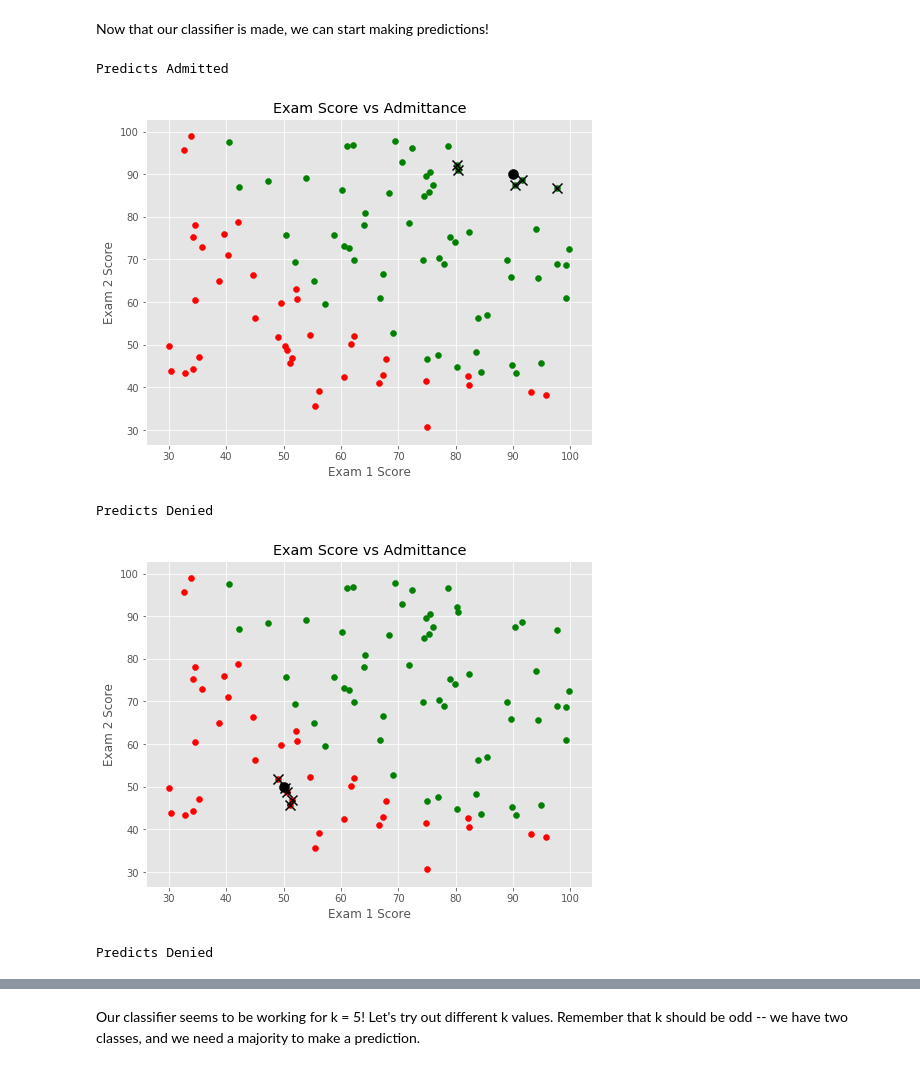
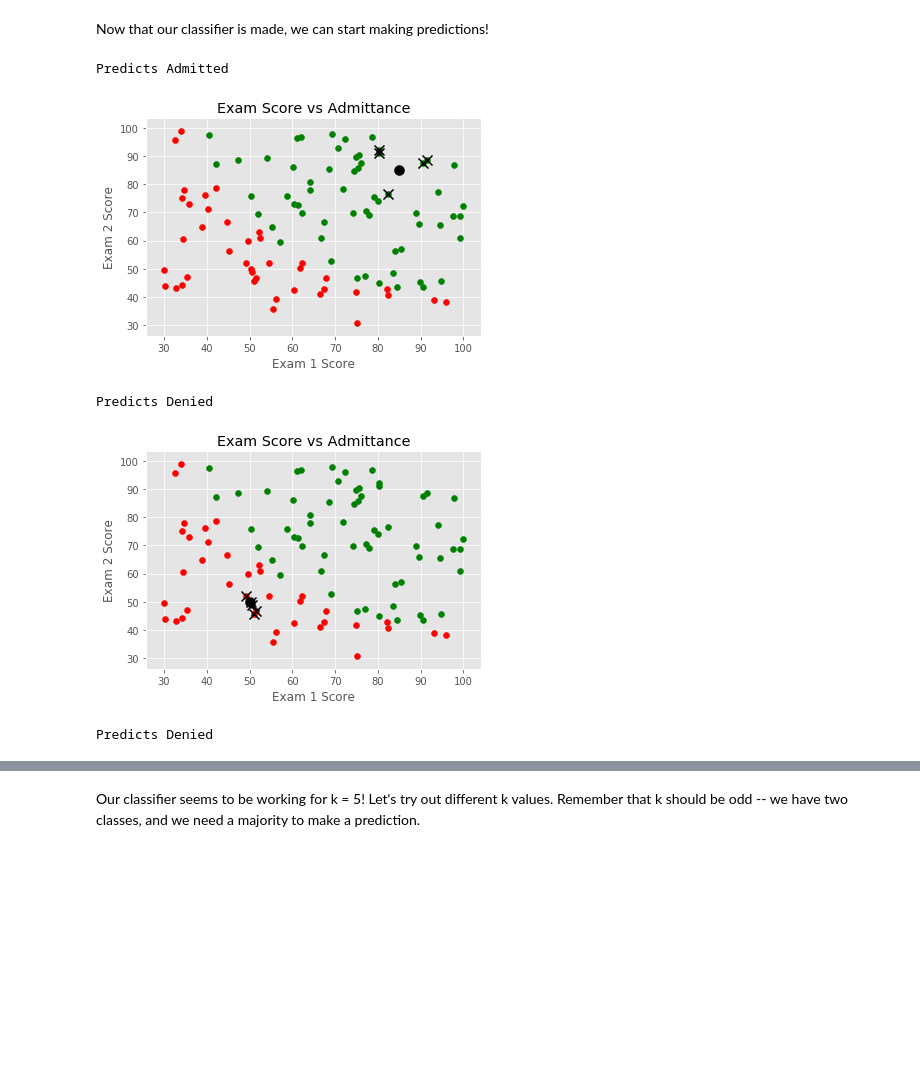
Before and after one commit to neil-ash/Workshops, a Jupyter notebook: Ashtekar_K-Nearest_Neighbors.ipynb, the cells around one changed output, grey strips where cells are left out. Cells and saved outputs as stored; diff of their text form; code cells hidden in the pictures; blank space fills up the shorter version.

Commit message:
plot modification

```diff
--- a/Ashtekar_K-Nearest_Neighbors.ipynb
+++ b/Ashtekar_K-Nearest_Neighbors.ipynb
@@ -90,12 +90,12 @@ def predict(inputs, k=5, show=True, perform_return=False):
 Now that our classifier is made, we can start making predictions!
 # %%
 # make some predictions
-predict([90, 90], k=5)
+predict([85, 85], k=5)
 predict([50, 50], k=5)
 predict([55, 60], k=5)
 # %% [output]
 Predicts Admitted
-[figure, old version]
+[figure, new version]
 Predicts Denied
-[figure, old version]
+[figure, new version]
 Predicts Denied
```
Also changed, not shown: parts of 10 cells of this notebook.
